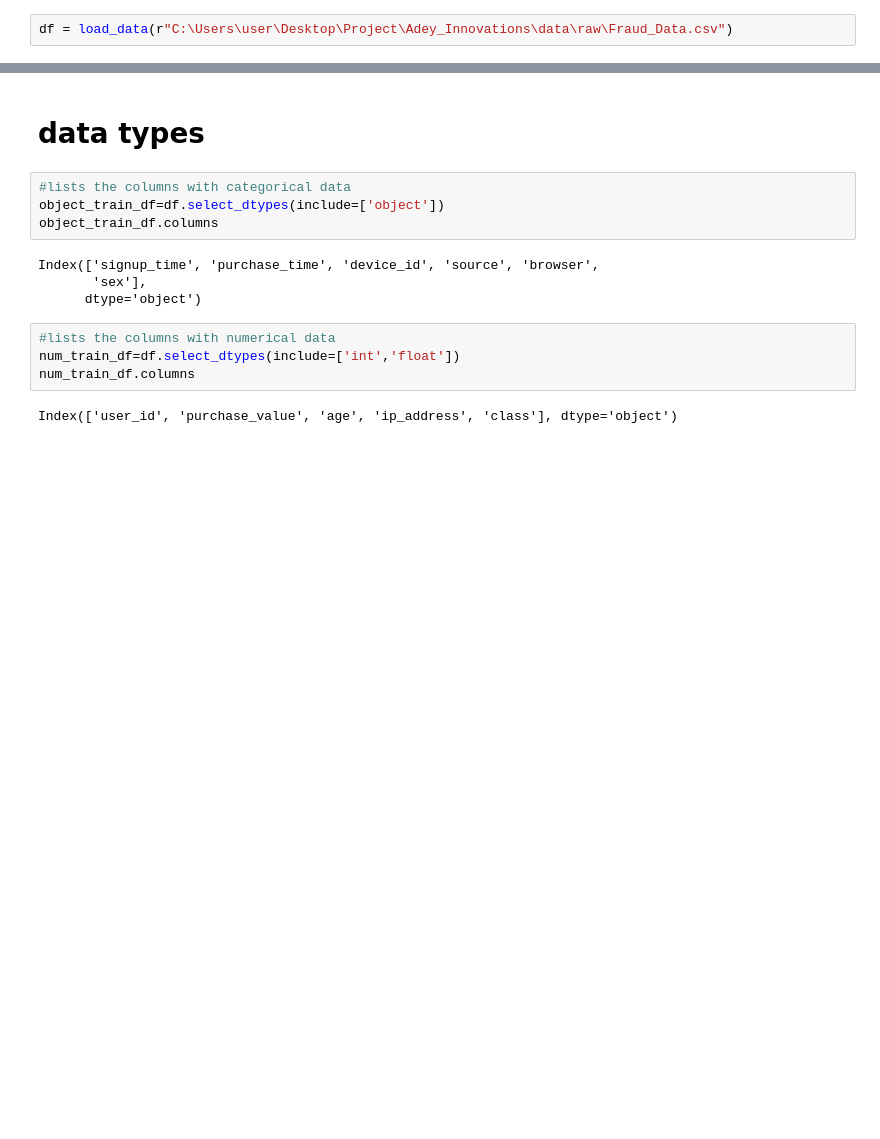
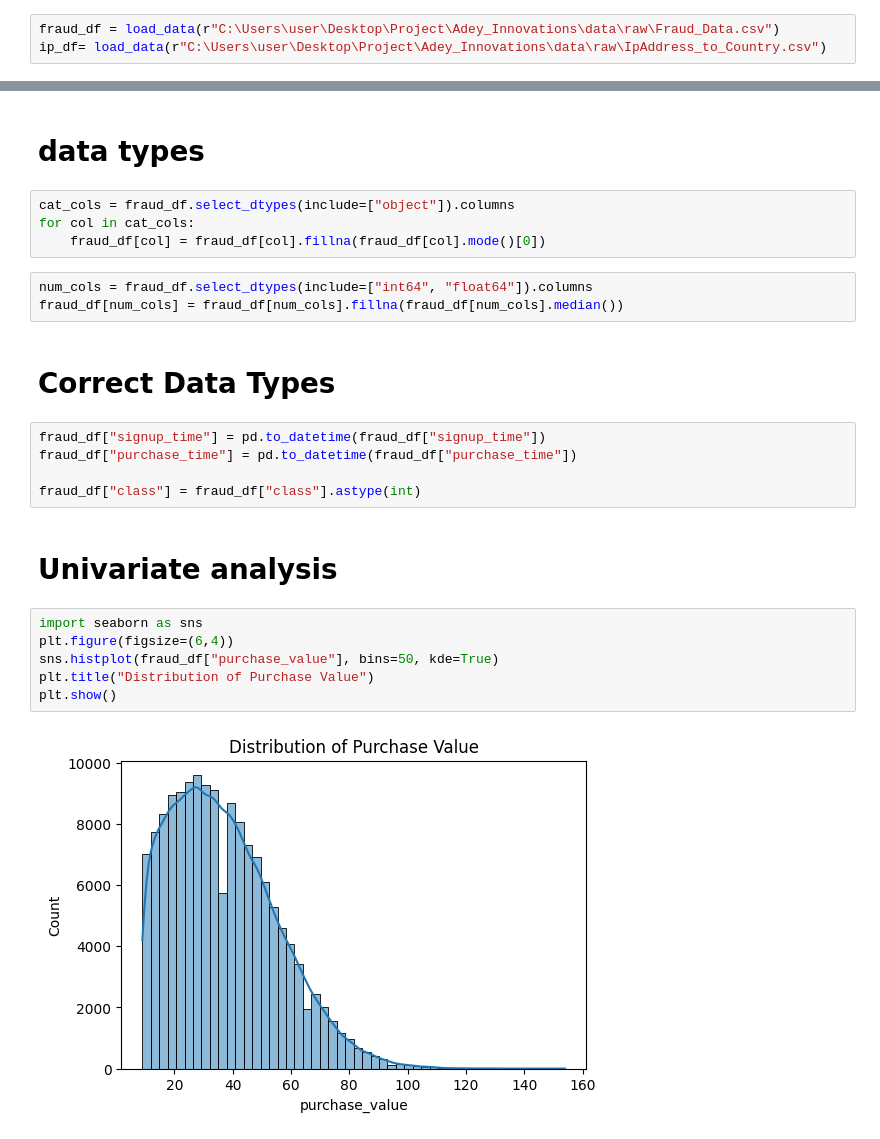
Before and after one commit to Hakima-Muktar/Adey_Innovations, a Jupyter notebook: notebook/eda-fraud-data.ipynb, the cells around one changed output, grey strips where cells are left out. Drawn from its saved outputs; the diff is of its cells as text; blank space fills up the shorter version.

Commit message:
commit only eda-fraud-data.ipynb

```diff
--- a/notebook/eda-fraud-data.ipynb
+++ b/notebook/eda-fraud-data.ipynb
@@ -33,7 +40,8 @@ Error:
 # %% [markdown]
 # Load data
 # %%
-df = load_data(r"C:\Users\user\Desktop\Project\Adey_Innovations\data\raw\Fraud_Data.csv")
+fraud_df = load_data(r"C:\Users\user\Desktop\Project\Adey_Innovations\data\raw\Fraud_Data.csv")
+ip_df= load_data(r"C:\Users\user\Desktop\Project\Adey_Innovations\data\raw\IpAddress_to_Country.csv")
 # %% [markdown]
 # Data cleaning
 # %%
@@ -141,16 +154,26 @@ pd.DataFrame({"Column": null_val_sums.index, "Number of Null Values": null_val_s
 # %% [markdown]
 # data types
 # %%
-#lists the columns with categorical data
-object_train_df=df.select_dtypes(include=['object'])
-object_train_df.columns
+cat_cols = fraud_df.select_dtypes(include=["object"]).columns
+for col in cat_cols:
+    fraud_df[col] = fraud_df[col].fillna(fraud_df[col].mode()[0])
-# %% [output]
-Index(['signup_time', 'purchase_time', 'device_id', 'source', 'browser',
-       'sex'],
-      dtype='object')
 # %%
-#lists the columns with numerical data
-num_train_df=df.select_dtypes(include=['int','float'])
-num_train_df.columns
+num_cols = fraud_df.select_dtypes(include=["int64", "float64"]).columns
+fraud_df[num_cols] = fraud_df[num_cols].fillna(fraud_df[num_cols].median())
-# %% [output]
-Index(['user_id', 'purchase_value', 'age', 'ip_address', 'class'], dtype='object')
+# %% [markdown]
+# Correct Data Types
+# %%
+fraud_df["signup_time"] = pd.to_datetime(fraud_df["signup_time"])
+fraud_df["purchase_time"] = pd.to_datetime(fraud_df["purchase_time"])
+
+fraud_df["class"] = fraud_df["class"].astype(int)
+# %% [markdown]
+# Univariate analysis
+# %%
+import seaborn as sns
+plt.figure(figsize=(6,4))
+sns.histplot(fraud_df["purchase_value"], bins=50, kde=True)
+plt.title("Distribution of Purchase Value")
+plt.show()
+# %% [output]
+[figure, added]
```
Also changed, not shown: parts of 33 cells of this notebook.
